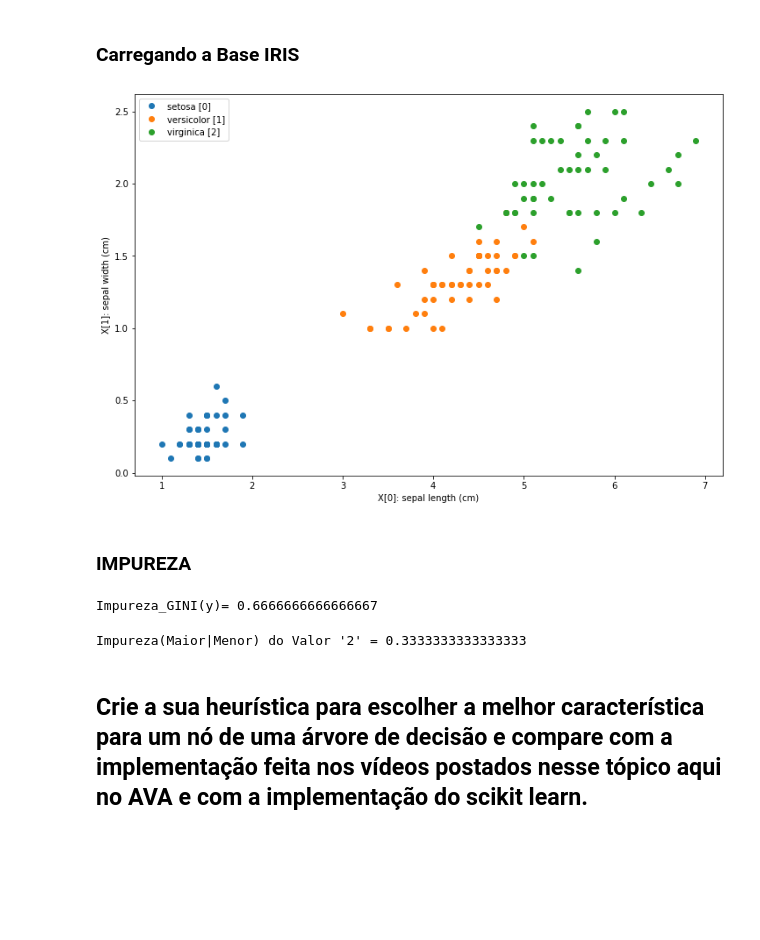
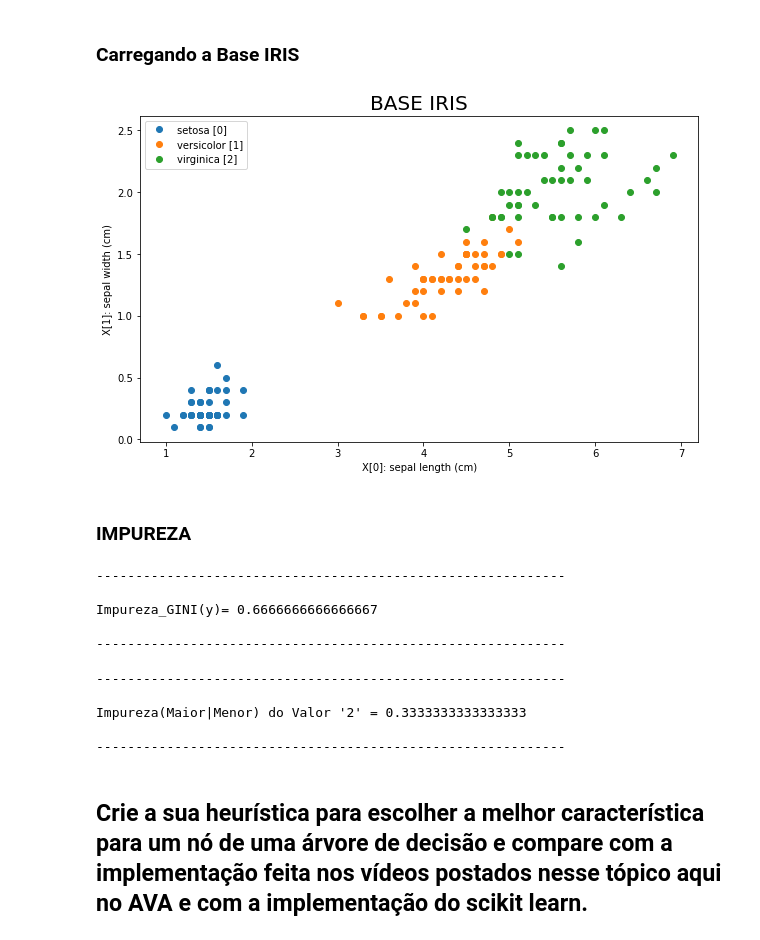
Before and after one commit to TNK443/RecPadroes, a Jupyter notebook: 04_ArvoreDeDecisao_Tarefa.ipynb, the cells around one changed output. Cells and saved outputs as stored; diff of their text form; code cells hidden in the pictures; blank space fills up the shorter version.

```diff
--- a/04_ArvoreDeDecisao_Tarefa.ipynb
+++ b/04_ArvoreDeDecisao_Tarefa.ipynb
@@ -23,26 +26,31 @@ from collections import Counter
 # %% [markdown]
 ### Carregando a Base IRIS
 # %%
+#---------------------------------------------------------------------------------
 from sklearn.datasets import load_iris
 
 iris = load_iris()
 X, y = iris.data[:,2:], iris.target
 
-plt.figure(figsize=(12,8))
+plt.figure(figsize=(10,6))
+plt.title('BASE IRIS', fontsize=20)
+
 for k in sorted(set(y)):
     plt.plot(X[:, 0][y==k], X[:, 1][y==k], 'o',
              label=f"{iris.target_names[k]} [{k}]")
 
 
 plt.legend()
 plt.xlabel(f"X[0]: {iris.feature_names[0]}")
 plt.ylabel(f"X[1]: {iris.feature_names[1]}")
 plt.show()
+#---------------------------------------------------------------------------------
 # %% [output]
-[figure, old version]
+[figure, new version]
 # %% [markdown]
 ### IMPUREZA
 # %%
+#---------------------------------------------------------------------------------
 def impureza(y): #Gini
     labels = list(set(y))                       # lista com labels únicos do y
     labels.sort()                               # ordernar dá uma garantia de que a lista sempre vai estar na mesma sequência.
@@ -55,10 +63,21 @@ def impureza(y): #Gini
 
 ytmp = y[:]
 valor = impureza(ytmp)
+
+print('-'*60)
+print()
 print("Impureza_GINI(y)=", valor)
+print()
+print('-'*60)
+#---------------------------------------------------------------------------------
 # %% [output]
+------------------------------------------------------------
+
 Impureza_GINI(y)= 0.6666666666666667
+
+------------------------------------------------------------
 # %%
+#---------------------------------------------------------------------------------
 def impurezaValor(x, y, valor):
     # MAIORES que o valor
     maiores = x > valor
@@ -74,7 +93,16 @@ def impurezaValor(x, y, valor):
 
 # Impureza de uma Valor determinado
 # impurezaValor(X[:,0], y, 2)
+print('-'*60)
+print()
 print("Impureza(Maior|Menor) do Valor '2' =", impurezaValor(X[:,0],y,2)[0])
+print()
+print('-'*60)
+#---------------------------------------------------------------------------------
 # %% [output]
+------------------------------------------------------------
+
 Impureza(Maior|Menor) do Valor '2' = 0.3333333333333333
+
+------------------------------------------------------------
 # %%
```
Also changed, not shown: parts of 55 cells of this notebook.
